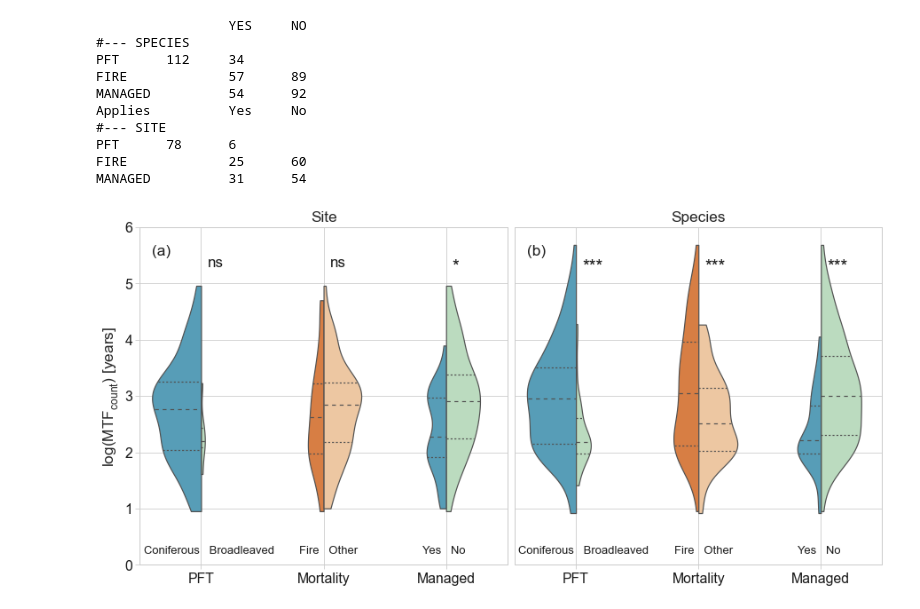
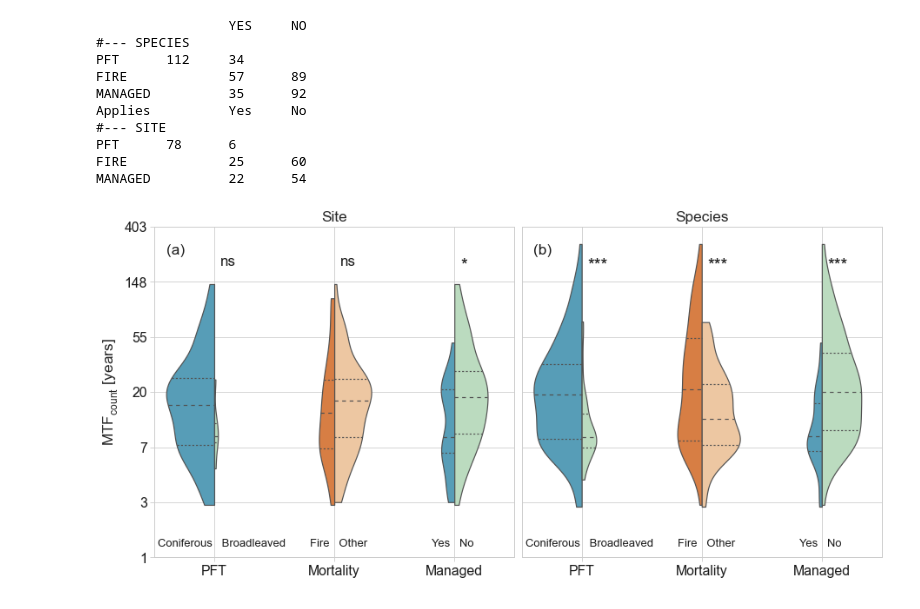
Before and after one commit to AntjeGaertner/Gaertner_2023_MTFofDSTs, a Jupyter notebook: Figure3_violin_plots_categories.ipynb, the cells around one changed output. Drawn from its saved outputs; the diff is of its cells as text; code cells hidden in the pictures.

Commit message:
Changing axis labels to years for Figure 3 & 4; added Table A3

```diff
--- a/Figure3_violin_plots_categories.ipynb
+++ b/Figure3_violin_plots_categories.ipynb
@@ -242,38 +242,41 @@ ax[1].annotate(xy=(0.8,0.2),text='Fire   Other',color='k', fontsize=13)
 ax[1].annotate(xy=(1.81,0.2),text='Yes   No',color='k', fontsize=13)
 
 
 #--- Plot formatting
 ax[0].set_xlabel(None)
 ax[0].set_title('Site')
-ax[0].set_ylabel("$log(MTF_{count})$ [years]")
+ax[0].set_ylabel("$MTF_{count}$ [years]")
 ax[1].set_xlabel(None)
 ax[1].set_title('Species')
 ax[1].set_ylabel("")
 ax[1].legend([], [], frameon=False)
 plt.subplots_adjust(wspace=0.02)
 
+y_ticks_non_log = [int(i) for i in list(np.round(np.exp(np.arange(0,7))))]
+
 with warnings.catch_warnings():
     warnings.simplefilter("ignore")
-    ax[0].set_yticklabels(np.arange(0,8),color='k')
+    #ax[0].set_yticklabels(np.arange(0,8),color='k') # yticks log-scale
+    ax[0].set_yticklabels(y_ticks_non_log,color='k')
     ax[0].set_xticklabels(['PFT', 'Mortality', 'Managed'], color='k')
     ax[1].set_xticklabels(['PFT', 'Mortality', 'Managed'], color='k')
     ax[1].yaxis.set_ticks_position('none')
 
 plt.ylim(-0,6)
 plt.savefig('Figure3_logMTF_site_species_categories_violin.png', dpi=300, bbox_inches='tight')
 plt.show()
 # %% [output]
                  YES     NO
 #--- SPECIES
 PFT      112     34
 FIRE             57      89
-MANAGED          54      92
+MANAGED          35      92
 Applies          Yes     No
 #--- SITE
 PFT      78      6
 FIRE             25      60
-MANAGED          31      54
+MANAGED          22      54
-[figure, old version]
+[figure, new version]
 # %%
 subset = False
 
```
Also changed, not shown: parts of 4 cells of this notebook, 2 other files.
